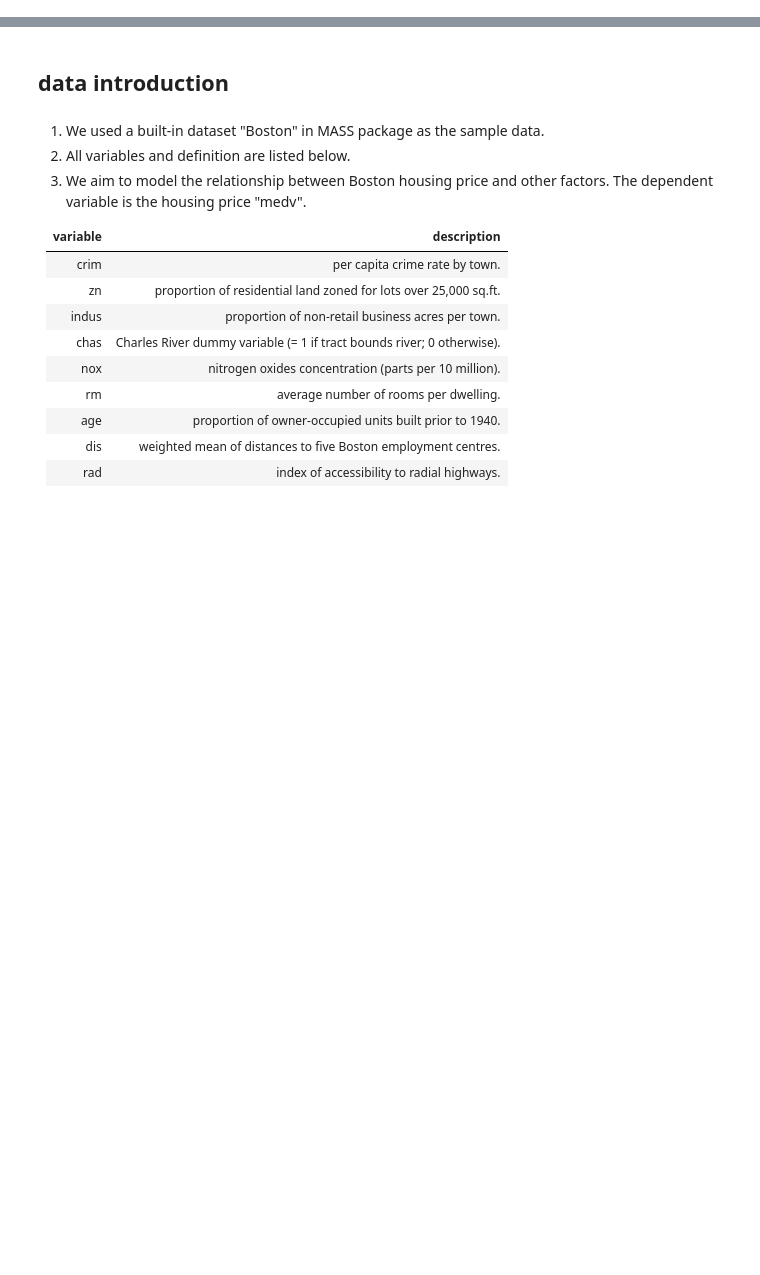
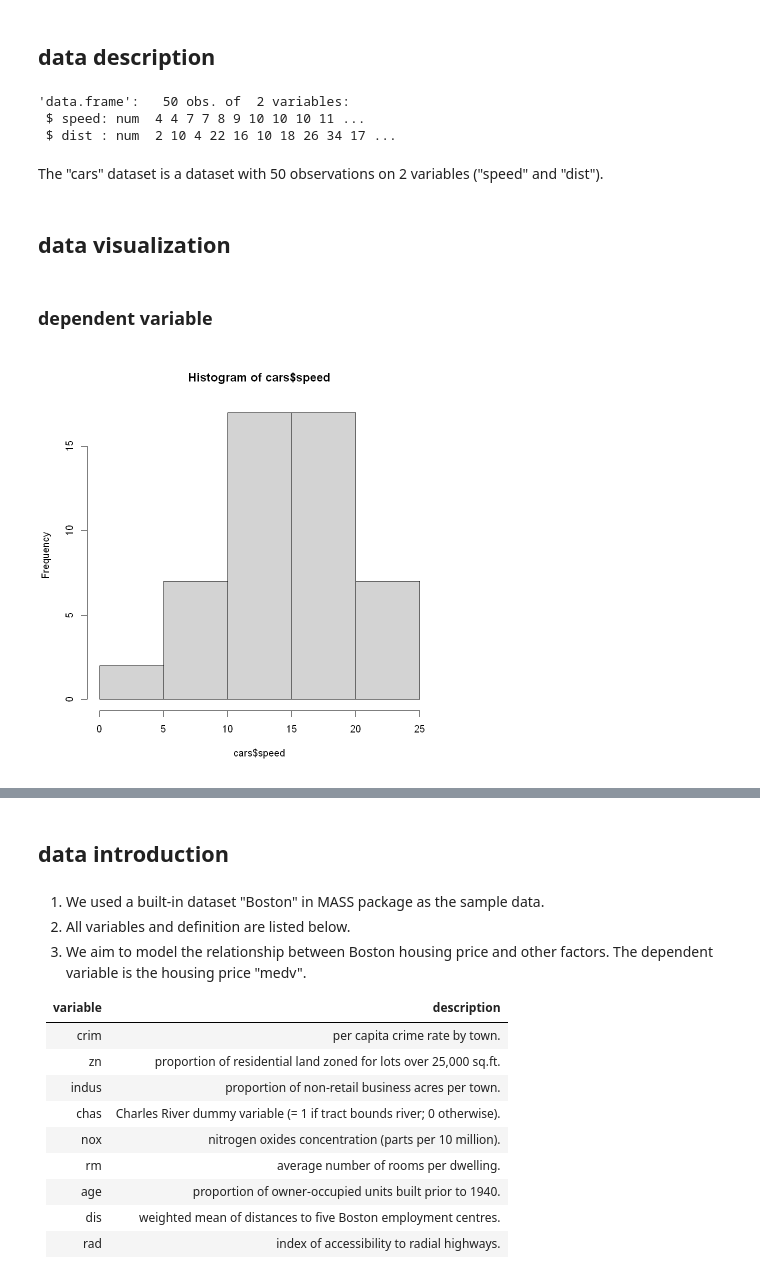
Before and after one commit to ying-wendywang/R_StatisticAnalysis, a Jupyter notebook: 1_LinearRegression.ipynb, the cells around one changed output, grey strips where cells are left out. Drawn from its saved outputs; the diff is of its cells as text; code cells hidden in the pictures; blank space fills up the shorter version.

```diff
--- a/1_LinearRegression.ipynb
+++ b/1_LinearRegression.ipynb
@@ -6,0 +26,19 @@
+# %% [markdown]
+## data description
+# %%
+# see all variables and types
+str(cars)
+# %% [output]
+'data.frame':   50 obs. of  2 variables:
+ $ speed: num  4 4 7 7 8 9 10 10 10 11 ...
+ $ dist : num  2 10 4 22 16 10 18 26 34 17 ...
+# %% [markdown]
+The "cars" dataset is a dataset with 50 observations on 2 variables ("speed" and "dist").
+# %% [markdown]
+## data visualization
+# %% [markdown]
+### dependent variable
+# %%
+hist(cars$speed)
+# %% [output]
+[figure, added]
```
Also changed, not shown: parts of 27 cells of this notebook.
